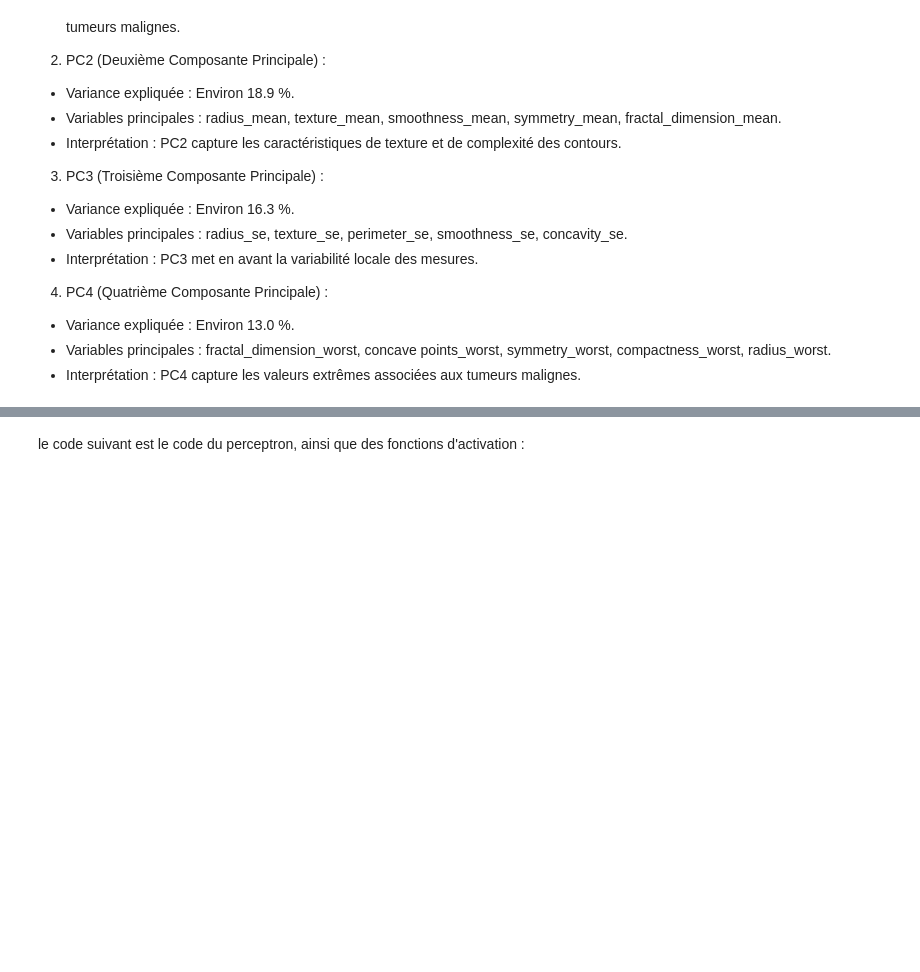
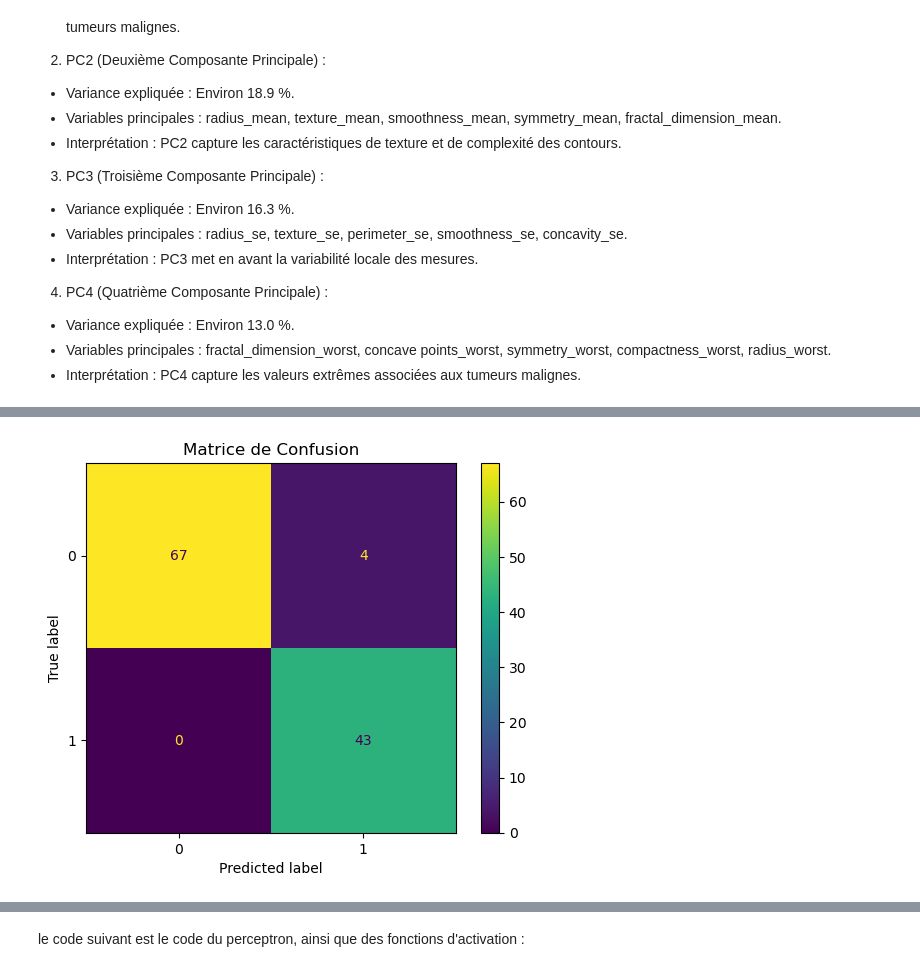
Before and after one commit to alexteiss01/perceptron, a Jupyter notebook: notebook.ipynb, the cells around one changed output, grey strips where cells are left out. Cells and saved outputs as stored; diff of their text form; code cells hidden in the pictures; blank space fills up the shorter version.

```diff
--- a/notebook.ipynb
+++ b/notebook.ipynb
@@ -269,0 +295,3 @@ for pc in ['PC1', 'PC2', 'PC3', 'PC4']:
+# %%
+#Conversion en prédictions binaires
+y_pred = perceptron.predict(X_test)  # Seuillage à 0.5
@@ -269,0 +318,8 @@ for pc in ['PC1', 'PC2', 'PC3', 'PC4']:
+# %%
+#Matrice de confusion
+cm = confusion_matrix(y_test, y_pred)
+ConfusionMatrixDisplay(confusion_matrix=cm).plot()
+plt.title("Matrice de Confusion")
+plt.show()
+# %% [output]
+[figure, added]
```
Also changed, not shown: parts of 12 cells of this notebook.
